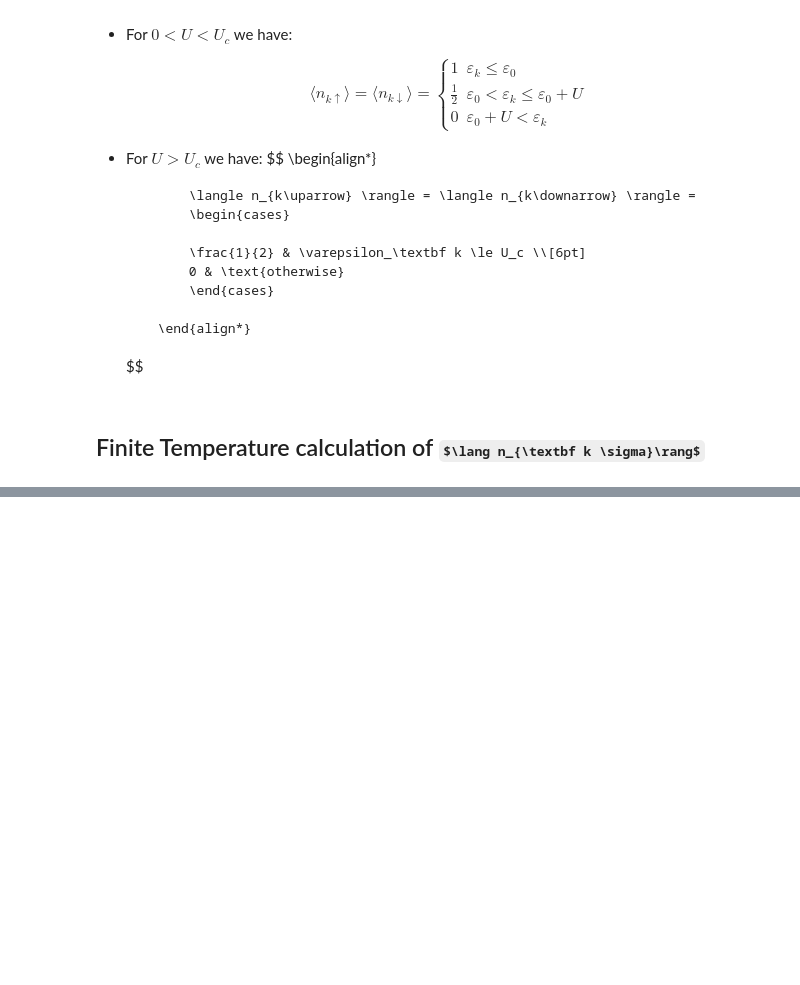
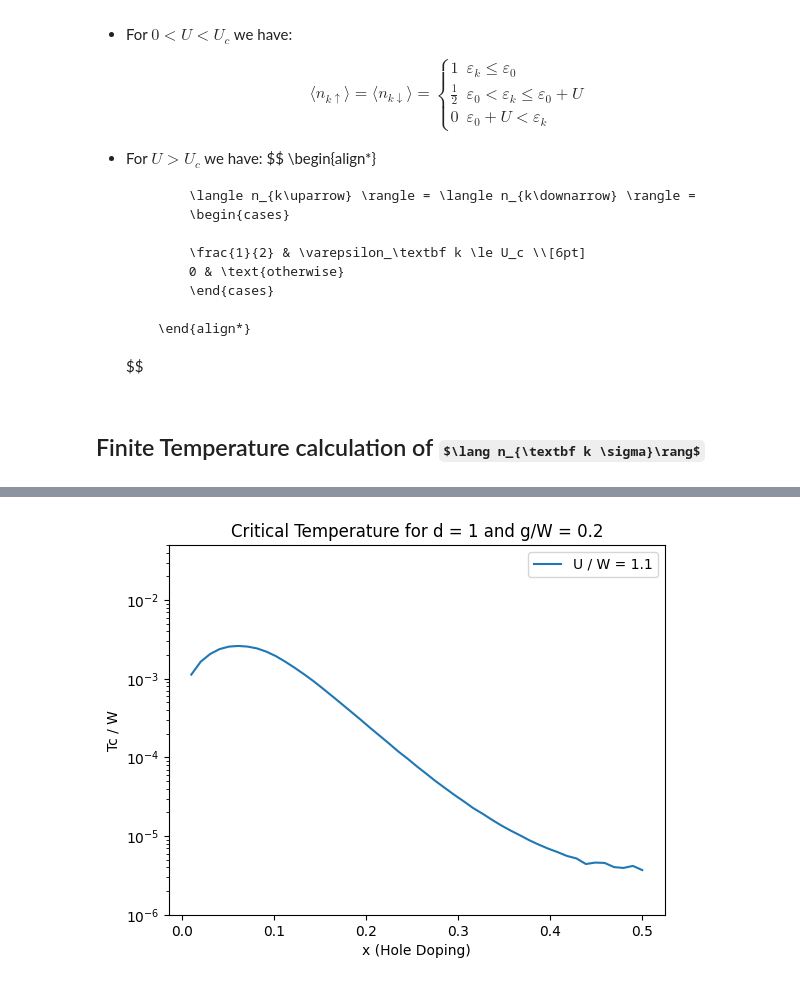
Before and after one commit to guilhermebaos/QUARMEN-Lessons, a Jupyter notebook: Master-Thesis/03-Philip-Phillips-pairing.ipynb, the cells around one changed output, grey strips where cells are left out. Cells and saved outputs as stored; diff of their text form; code cells hidden in the pictures; some formulas as TeX source; blank space fills up the shorter version.

```diff
--- a/Master-Thesis/03-Philip-Phillips-pairing.ipynb
+++ b/Master-Thesis/03-Philip-Phillips-pairing.ipynb
@@ -736,0 +744,11 @@ Success for 43/50
+# %%
+plt.plot(xx[valid], tt[valid], label = f"U / W = {U / W:.1f}")
+plt.title(f"Critical Temperature for d = {d} and g/W = {g/W:.1f}")
+plt.xlabel("x (Hole Doping)")
+plt.ylabel("Tc / W")
+plt.yscale("log")
+plt.ylim(1e-6, 5e-2)
+plt.legend()
+plt.show()
+# %% [output]
+[figure, added]
```
Also changed, not shown: parts of 1 cell of this notebook, 5 other files.
